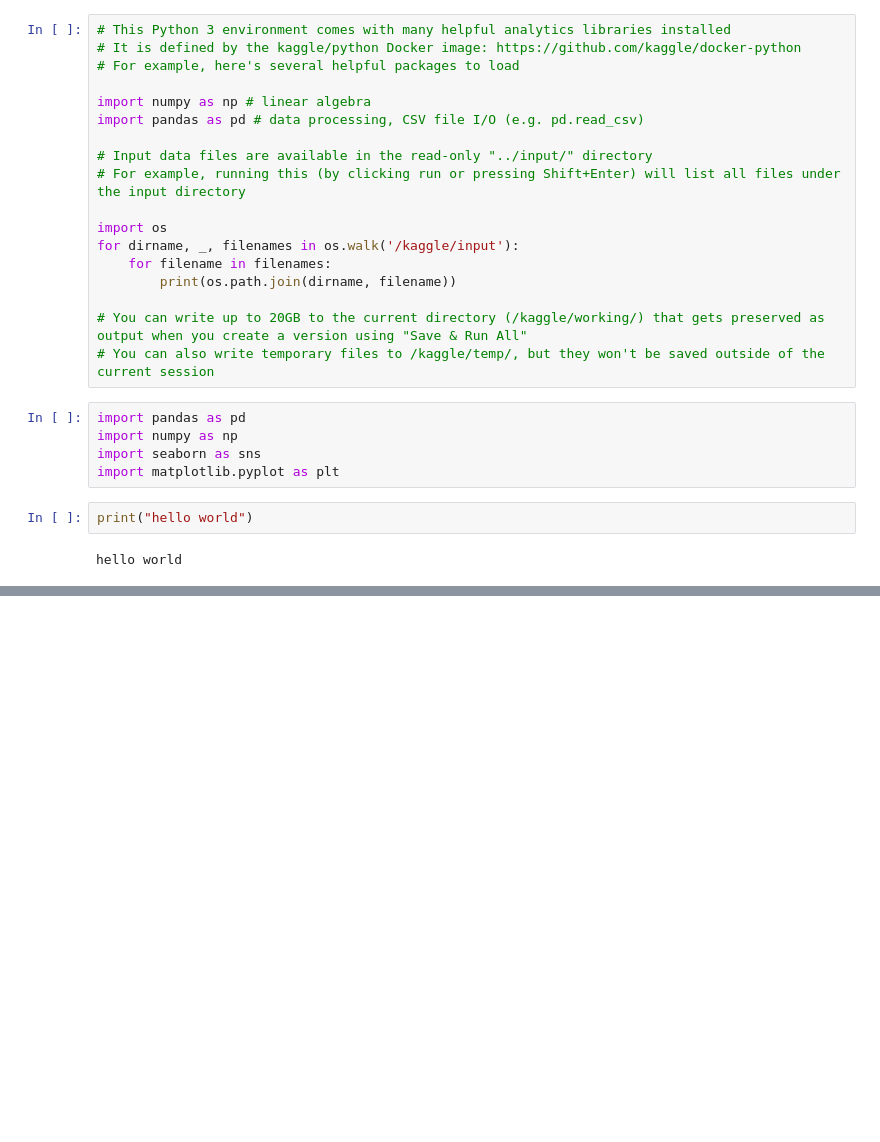
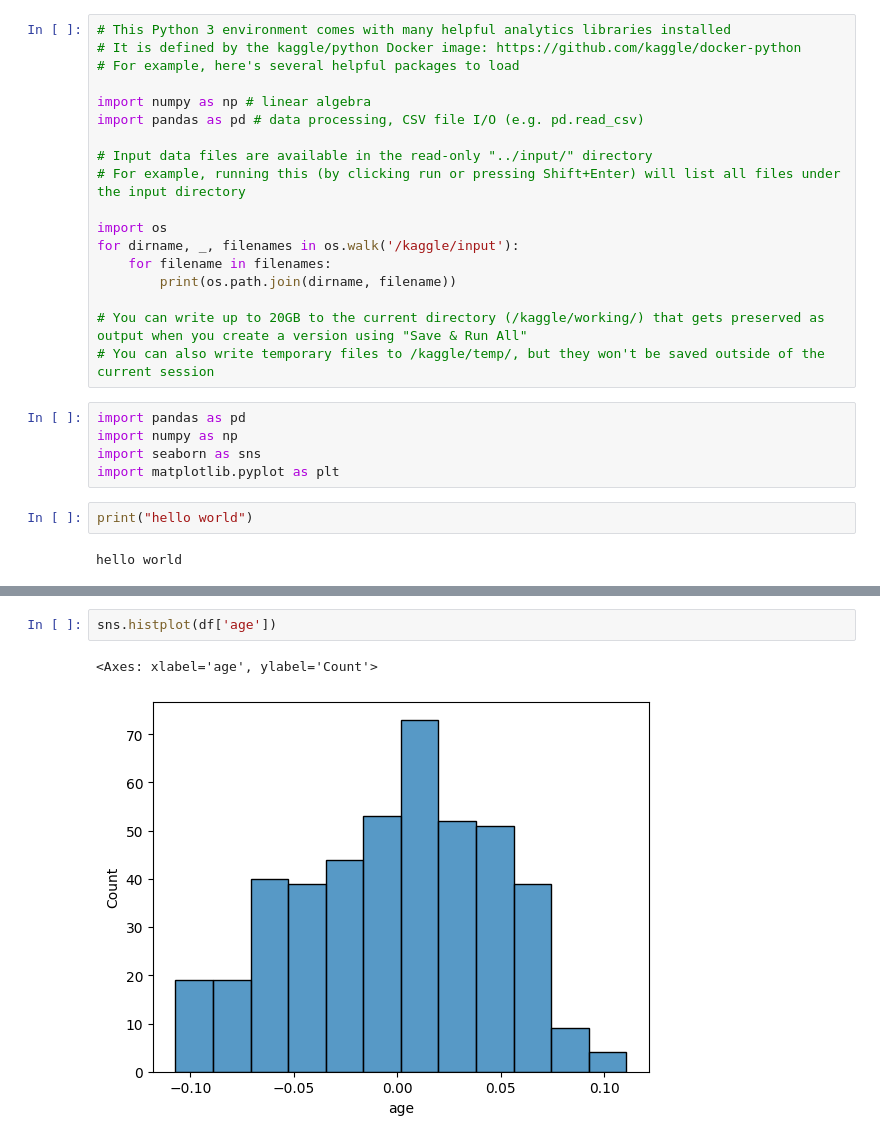
Before and after one commit to abbab23/colab, a Jupyter notebook: torch_stocks.ipynb, the cells around one changed output, grey strips where cells are left out. Saved outputs shown, nothing was run; the diff lists cells and outputs as text; blank space fills up the shorter version.

```diff
--- a/torch_stocks.ipynb
+++ b/torch_stocks.ipynb
@@ -48,0 +181,5 @@ Note: you may need to restart the kernel to use updated packages.
+# %%
+sns.histplot(df['age'])
+# %% [output]
+<Axes: xlabel='age', ylabel='Count'>
+[figure, added]
```
Also changed, not shown: parts of 15 cells of this notebook.
